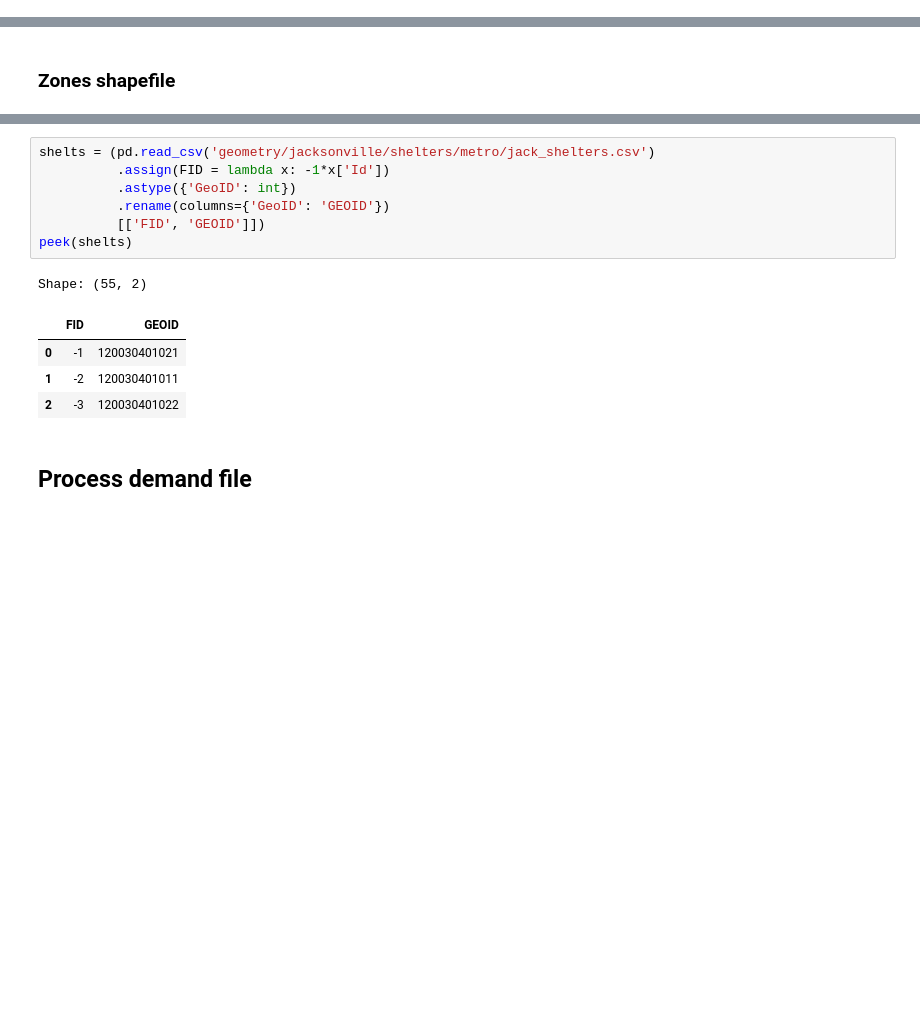
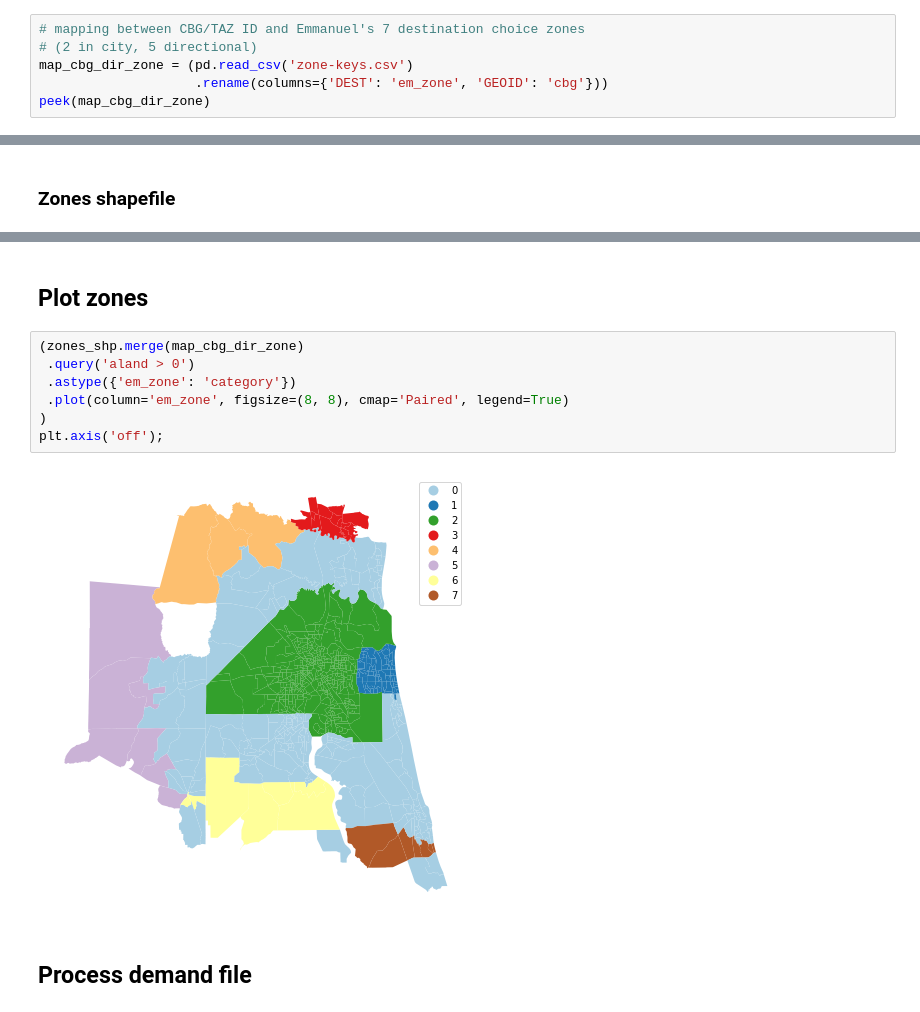
Before and after one commit to umnilab/A_RESCUE, a Jupyter notebook: Repast_ParaRoute_PartOpt/EvacSim/data/Demand process.ipynb, the cells around one changed output, grey strips where cells are left out. Cells and saved outputs as stored; diff of their text form; blank space fills up the shorter version.

```diff
--- a/Repast_ParaRoute_PartOpt/EvacSim/data/Demand process.ipynb
+++ b/Repast_ParaRoute_PartOpt/EvacSim/data/Demand process.ipynb
@@ -57,0 +52,6 @@ merge_data.to_csv('demand/S4.csv',index = False)
+# %%
+# mapping between CBG/TAZ ID and Emmanuel's 7 destination choice zones
+# (2 in city, 5 directional)
+map_cbg_dir_zone = (pd.read_csv('zone-keys.csv')
+                    .rename(columns={'DEST': 'em_zone', 'GEOID': 'cbg'}))
+peek(map_cbg_dir_zone)
@@ -74,16 +80,14 @@ Shape: (731, 2)
-# %%
-shelts = (pd.read_csv('geometry/jacksonville/shelters/metro/jack_shelters.csv')
-          .assign(FID = lambda x: -1*x['Id'])
-          .astype({'GeoID': int})
-          .rename(columns={'GeoID': 'GEOID'})
-          [['FID', 'GEOID']])
-peek(shelts)
-# %% [output]
-Shape: (55, 2)
-|  | FID | GEOID |
-| 0 | -1 | 120030401021 |
-| 1 | -2 | 120030401011 |
-| 2 | -3 | 120030401022 |
+# %% [markdown]
+## Plot zones
+# %%
+(zones_shp.merge(map_cbg_dir_zone)
+ .query('aland > 0')
+ .astype({'em_zone': 'category'})
+ .plot(column='em_zone', figsize=(8, 8), cmap='Paired', legend=True)
+)
+plt.axis('off');
+# %% [output]
+[figure, added]
 # %% [markdown]
 ## Process demand file
 # %%
```
Also changed, not shown: parts of 35 cells of this notebook, 29 other files.
